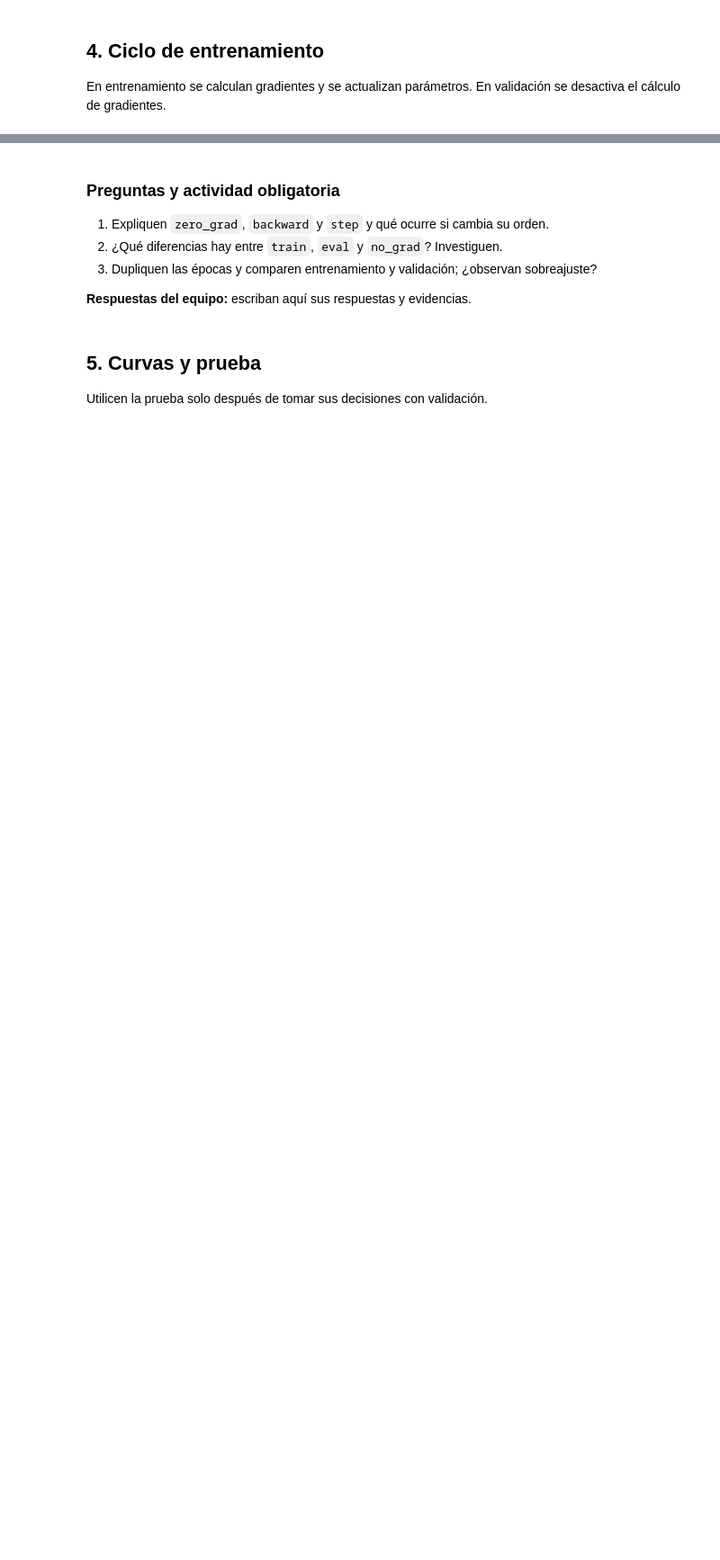
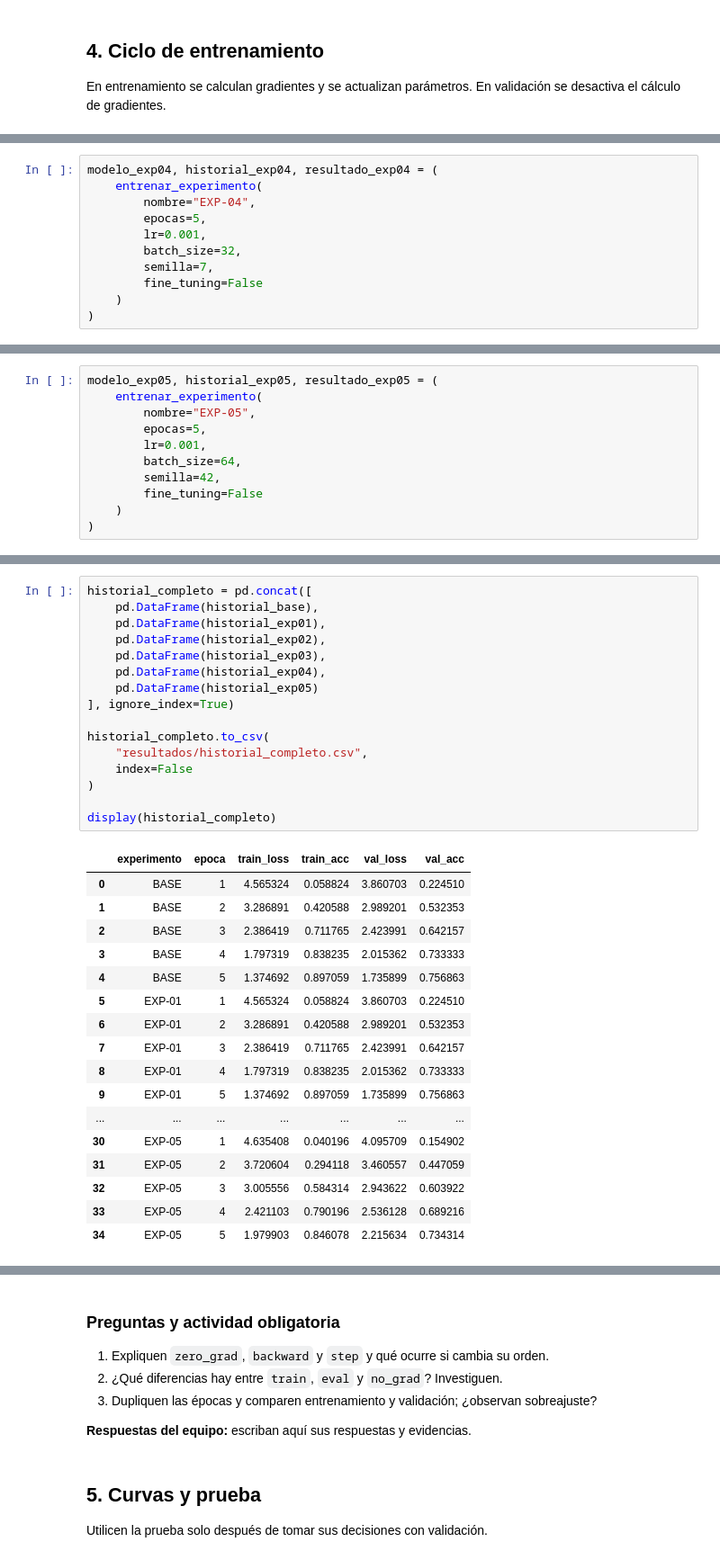
Before and after one commit to Chrusthoper/clasificacion-flores-resnet18, a Jupyter notebook: 05_flores_experimentos.ipynb, the cells around one changed output, grey strips where cells are left out. Shown at 90% size. Cells and saved outputs as stored; diff of their text form; blank space fills up the shorter version.

```diff
--- a/05_flores_experimentos.ipynb
+++ b/05_flores_experimentos.ipynb
@@ -116,0 +576,11 @@ for epoca in range(epocas):  # Repite el entrenamiento el número de épocas ele
+# %%
+modelo_exp04, historial_exp04, resultado_exp04 = (
+    entrenar_experimento(
+        nombre="EXP-04",
+        epocas=5,
+        lr=0.001,
+        batch_size=32,
+        semilla=7,
+        fine_tuning=False
+    )
+)
@@ -116,0 +600,11 @@ for epoca in range(epocas):  # Repite el entrenamiento el número de épocas ele
+# %%
+modelo_exp05, historial_exp05, resultado_exp05 = (
+    entrenar_experimento(
+        nombre="EXP-05",
+        epocas=5,
+        lr=0.001,
+        batch_size=64,
+        semilla=42,
+        fine_tuning=False
+    )
+)
@@ -116,0 +653,34 @@ for epoca in range(epocas):  # Repite el entrenamiento el número de épocas ele
+# %%
+historial_completo = pd.concat([
+    pd.DataFrame(historial_base),
+    pd.DataFrame(historial_exp01),
+    pd.DataFrame(historial_exp02),
+    pd.DataFrame(historial_exp03),
+    pd.DataFrame(historial_exp04),
+    pd.DataFrame(historial_exp05)
+], ignore_index=True)
+
+historial_completo.to_csv(
+    "resultados/historial_completo.csv",
+    index=False
+)
+
+display(historial_completo)
+# %% [output]
+|  | experimento | epoca | train_loss | train_acc | val_loss | val_acc |
+| 0 | BASE | 1 | 4.565324 | 0.058824 | 3.860703 | 0.224510 |
+| 1 | BASE | 2 | 3.286891 | 0.420588 | 2.989201 | 0.532353 |
+| 2 | BASE | 3 | 2.386419 | 0.711765 | 2.423991 | 0.642157 |
+| 3 | BASE | 4 | 1.797319 | 0.838235 | 2.015362 | 0.733333 |
+| 4 | BASE | 5 | 1.374692 | 0.897059 | 1.735899 | 0.756863 |
+| 5 | EXP-01 | 1 | 4.565324 | 0.058824 | 3.860703 | 0.224510 |
+| 6 | EXP-01 | 2 | 3.286891 | 0.420588 | 2.989201 | 0.532353 |
+| 7 | EXP-01 | 3 | 2.386419 | 0.711765 | 2.423991 | 0.642157 |
+| 8 | EXP-01 | 4 | 1.797319 | 0.838235 | 2.015362 | 0.733333 |
+| 9 | EXP-01 | 5 | 1.374692 | 0.897059 | 1.735899 | 0.756863 |
+| ... | ... | ... | ... | ... | ... | ... |
+| 30 | EXP-05 | 1 | 4.635408 | 0.040196 | 4.095709 | 0.154902 |
+| 31 | EXP-05 | 2 | 3.720604 | 0.294118 | 3.460557 | 0.447059 |
+| 32 | EXP-05 | 3 | 3.005556 | 0.584314 | 2.943622 | 0.603922 |
+| 33 | EXP-05 | 4 | 2.421103 | 0.790196 | 2.536128 | 0.689216 |
+| 34 | EXP-05 | 5 | 1.979903 | 0.846078 | 2.215634 | 0.734314 |
```
Also changed, not shown: parts of 30 cells of this notebook, 18 other files.
